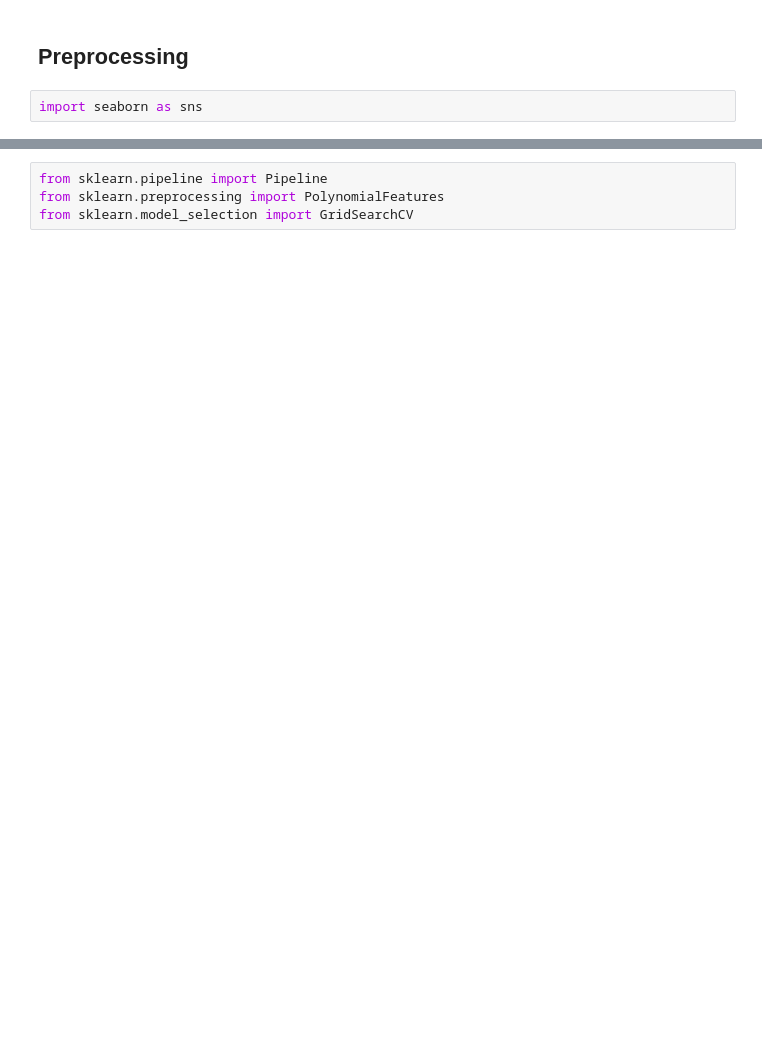
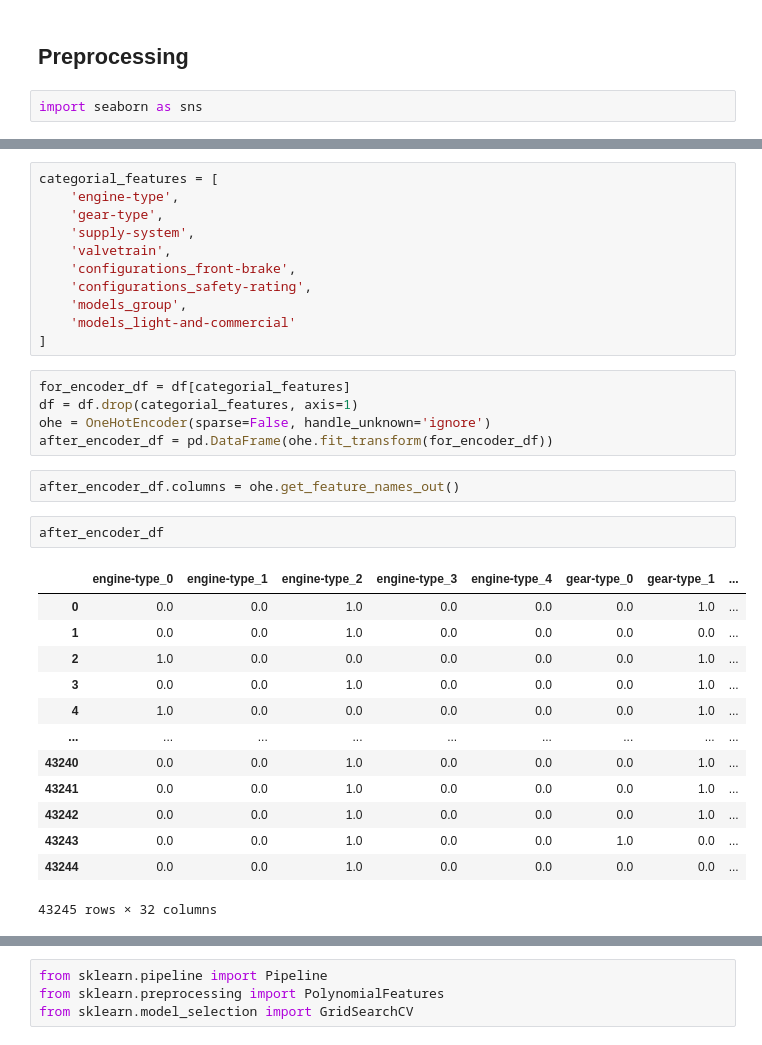
Before and after one commit to potapovkd/ml_lessons, a Jupyter notebook: lesson_2/lesson_2.ipynb, the cells around one changed output, grey strips where cells are left out. Cells and saved outputs as stored; diff of their text form; blank space fills up the shorter version.

```diff
--- a/lesson_2/lesson_2.ipynb
+++ b/lesson_2/lesson_2.ipynb
@@ -595,0 +641,34 @@ sns.heatmap(df.corr())
+# %%
+categorial_features = [
+    'engine-type',
+    'gear-type',
+    'supply-system',
+    'valvetrain',
+    'configurations_front-brake',
+    'configurations_safety-rating',
+    'models_group',
+    'models_light-and-commercial'
+]
+# %%
+for_encoder_df = df[categorial_features]
+df = df.drop(categorial_features, axis=1)
+ohe = OneHotEncoder(sparse=False, handle_unknown='ignore')
+after_encoder_df = pd.DataFrame(ohe.fit_transform(for_encoder_df))
+# %%
+after_encoder_df.columns = ohe.get_feature_names_out()
+# %%
+after_encoder_df
+# %% [output]
+|  | engine-type_0 | engine-type_1 | engine-type_2 | engine-type_3 | engine-type_4 | gear-type_0 | gear-type_1 | ... |
+| 0 | 0.0 | 0.0 | 1.0 | 0.0 | 0.0 | 0.0 | 1.0 | ... |
+| 1 | 0.0 | 0.0 | 1.0 | 0.0 | 0.0 | 0.0 | 0.0 | ... |
+| 2 | 1.0 | 0.0 | 0.0 | 0.0 | 0.0 | 0.0 | 1.0 | ... |
+| 3 | 0.0 | 0.0 | 1.0 | 0.0 | 0.0 | 0.0 | 1.0 | ... |
+| 4 | 1.0 | 0.0 | 0.0 | 0.0 | 0.0 | 0.0 | 1.0 | ... |
+| ... | ... | ... | ... | ... | ... | ... | ... | ... |
+| 43240 | 0.0 | 0.0 | 1.0 | 0.0 | 0.0 | 0.0 | 1.0 | ... |
+| 43241 | 0.0 | 0.0 | 1.0 | 0.0 | 0.0 | 0.0 | 1.0 | ... |
+| 43242 | 0.0 | 0.0 | 1.0 | 0.0 | 0.0 | 0.0 | 1.0 | ... |
+| 43243 | 0.0 | 0.0 | 1.0 | 0.0 | 0.0 | 1.0 | 0.0 | ... |
+| 43244 | 0.0 | 0.0 | 1.0 | 0.0 | 0.0 | 0.0 | 0.0 | ... |
+43245 rows × 32 columns
```
Also changed, not shown: parts of 59 cells of this notebook, 2 other files.
